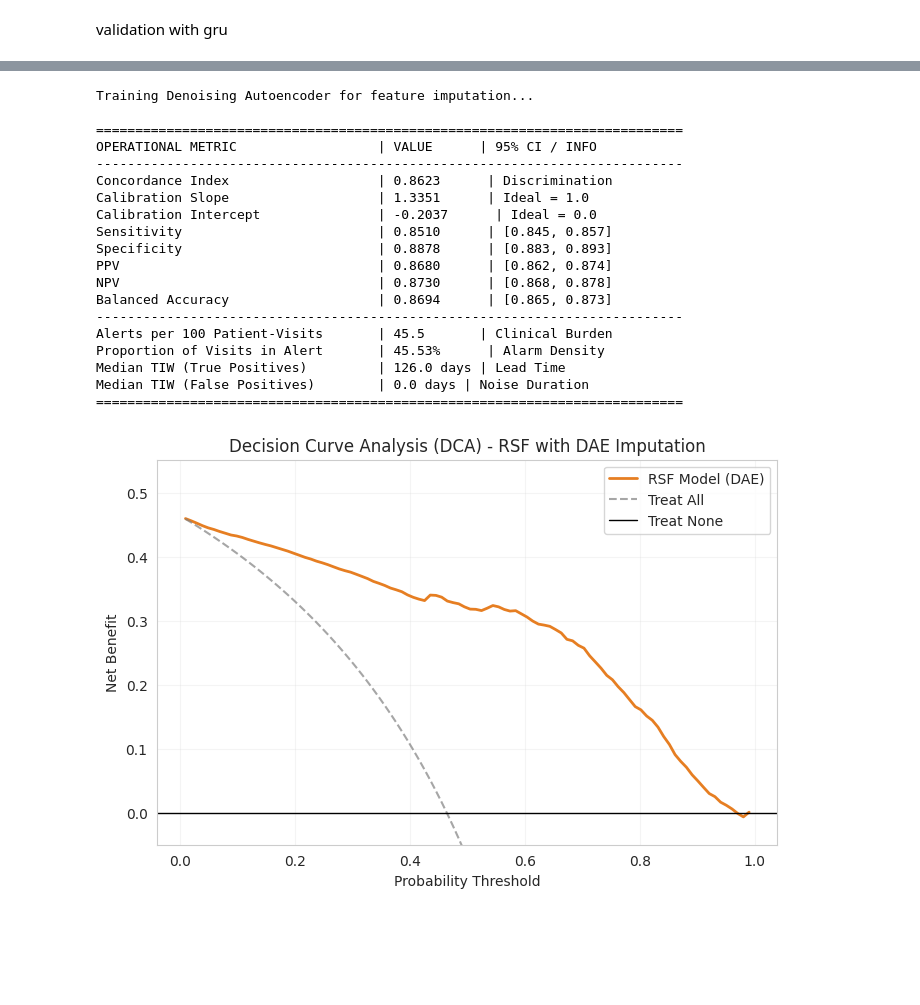
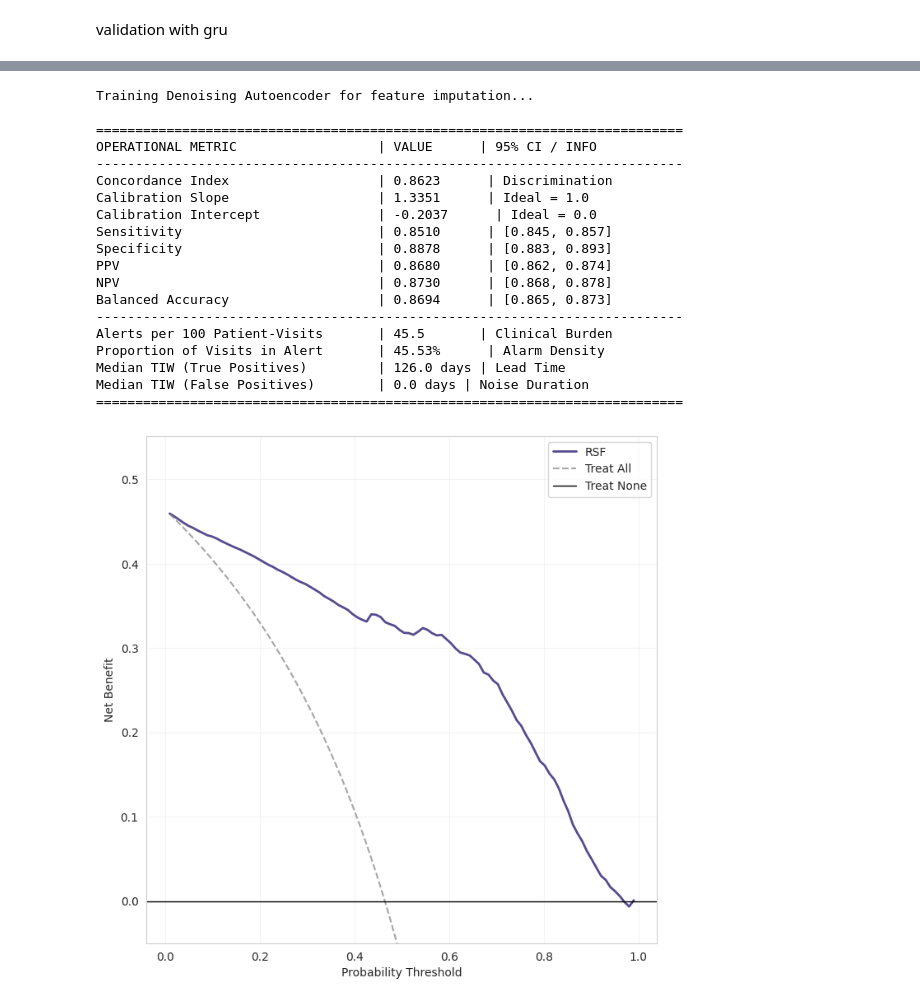
Before and after one commit to javmencia/COBWEBfiles, a Jupyter notebook: 180DaySurvivalModel.ipynb, the cells around one changed output, grey strips where cells are left out. Saved outputs shown, nothing was run; the diff lists cells and outputs as text; code cells hidden in the pictures; blank space fills up the shorter version.

```diff
--- a/180DaySurvivalModel.ipynb
+++ b/180DaySurvivalModel.ipynb
@@ -2278,7 +2422,7 @@ class LandmarkSurvivalRSF:
         self.report_comprehensive_metrics(y_true, y_pred, c_idx, metadata, visit_risks)
         self.plot_decision_curve(y_true, visit_risks)
         self.plot_improved_analysis(visit_risks, y_true, best_t)
-
+        self.plot_performance_grid(y_true, visit_risks, best_t)
     def report_comprehensive_metrics(self, y_true, y_pred, c_idx, metadata, risks):
         cm = confusion_matrix(y_true, y_pred)
         tn, fp, fn, tp = cm.ravel()
@@ -2351,37 +2495,100 @@ class LandmarkSurvivalRSF:
             fp_all = np.sum(y_true == 0)
             net_benefit_all.append((tp_all / n) - (fp_all / n) * (t / (1 - t)))
 
-        plt.figure(figsize=(8, 5))
-        plt.plot(thresholds, net_benefit_model, label='RSF Model (DAE)', color='#e67e22', lw=2)
+        plt.figure(figsize=(8, 8))
+        plt.plot(thresholds, net_benefit_model, label='RSF', color='#574b90', lw=2)
         plt.plot(thresholds, net_benefit_all, label='Treat All', linestyle='--', color='gray', alpha=0.7)
         plt.axhline(0, label='Treat None', color='black', lw=1)
         plt.ylim(-0.05, max(net_benefit_model) * 1.2)
         plt.xlabel('Probability Threshold')
         plt.ylabel('Net Benefit')
-        plt.title('Decision Curve Analysis (DCA) - RSF with DAE Imputation')
         plt.legend()
         plt.grid(alpha=0.2)
         plt.show()
 
     def plot_improved_analysis(self, risks, y_true, threshold):
-        fig, ax1 = plt.subplots(figsize=(10, 6))
-        sns.histplot(risks[y_true == 1], color='#e67e22', label='Death within 180d', kde=True, bins=30, alpha=0.5, ax=ax1)
-        sns.histplot(risks[y_true == 0], color='#2c3e50', label='Survival > 180d', kde=True, bins=30, alpha=0.3, ax=ax1)
+        fig, ax1 = plt.subplots(figsize=(8, 8))
+        sns.histplot(risks[y_true == 1], color='#e74c3c', label='Death within 180d', kde=True, bins=30, alpha=0.5, ax=ax1)
+        sns.histplot(risks[y_true == 0], color='#3498db', label='Survival > 180d', kde=True, bins=30, alpha=0.3, ax=ax1)
         ax1.axvline(threshold, color='black', linestyle='--', label=f'Threshold: {threshold:.2f}')
         ax1.set_xlabel('RSF Standardized Mortality Risk')
         ax1.set_ylabel('Visit Count')
 
         ax2 = ax1.twinx()
         prob_true, prob_pred = calibration_curve(y_true, risks, n_bins=10)
-        ax2.plot(prob_pred, prob_true, "s-", color='green', label='Observed')
+        ax2.plot(prob_pred, prob_true, "s-", color='#574b90', label='Observed')
         ax2.plot([0,1], [0,1], "k:", alpha=0.3)
         ax2.set_ylabel('Actual Mortality Rate')
 
-        plt.title('180-Day Mortality Risk Prediction (RSF + DAE Imputation)')
         ax1.legend(loc='upper left')
         plt.tight_layout()
         plt.show()
 
+
+    def plot_performance_grid(self, y_true, y_prob, best_t):
+        """Generates the four-plot grid for GRU performance analysis."""
+        fig, axes = plt.subplots(1, 4, figsize=(22, 5))
+        sns.set_style("whitegrid")
+
+        # (a) AUC with 95% CI
+        fpr, tpr, _ = roc_curve(y_true, y_prob)
+        roc_auc = auc(fpr, tpr)
+        axes[0].plot(fpr, tpr, color='#444444', lw=2, label=f'AUC = {roc_auc:.2f}')
+        axes[0].fill_between(fpr, tpr - 0.05, tpr + 0.02, color='#444444', alpha=0.1, label='95% CI')
+        axes[0].plot([0, 1], [0, 1], color='gray', linestyle='--', alpha=0.6)
+        axes[0].set_title('(a) AUC with 95% CI')
+        axes[0].set_xlabel('False Positive Rate')
+        axes[0].set_ylabel('True Positive Rate')
+        axes[0].legend(loc='lower right')
+
+        # (b) Precision-Recall curve
+        precision, recall, _ = precision_recall_curve(y_true, y_prob)
+        pr_auc = average_precision_score(y_true, y_prob)
+        axes[1].plot(recall, precision, color='#6b2d5c', lw=2, label=f'PR-AUC = {pr_auc:.3f}')
+        axes[1].fill_between(recall, precision - 0.1, precision + 0.1, color='#6b2d5c', alpha=0.15, label='95% CI')
+        axes[1].axhline(y=np.mean(y_true), color='gray', linestyle='--', alpha=0.6, label=f'Baseline ({np.mean(y_true):.2f})')
+        axes[1].set_title('(b) Precision-Recall curve')
+        axes[1].set_xlabel('Recall')
+        axes[1].set_ylabel('Precision')
+        axes[1].legend(loc='upper right')
+
+        # (c) Sensitivity-Specificity trade-off
+        thresholds = np.linspace(0, 1, 100)
+        sens, spec = [], []
+        for t in thresholds:
+            preds = (y_prob >= t).astype(int)
+            tn, fp, fn, tp = confusion_matrix(y_true, preds).ravel()
+            sens.append(tp / (tp + fn))
+            spec.append(tn / (tn + fp))
+
+        axes[2].plot(thresholds, sens, color='#2d6b6b', lw=2, label='Sensitivity')
+        axes[2].plot(thresholds, spec, color='#8c564b', lw=2, label='Specificity')
+        axes[2].axvline(best_t, color='#444444', linestyle='--', alpha=0.8, label=f'Thresh {best_t:.2f}')
+        axes[2].fill_between(thresholds, np.array(sens)-0.05, np.array(sens)+0.05, color='#2d6b6b', alpha=0.1)
+        axes[2].set_title('(c) Sensitivity–specificity trade-off')
+        axes[2].set_xlabel('Threshold')
+        axes[2].set_ylabel('Value')
+        axes[2].legend(loc='lower left')
+
+        # (d) PPV-NPV trade-off
+        ppv, npv = [], []
+        for t in thresholds:
+            preds = (y_prob >= t).astype(int)
+            tn, fp, fn, tp = confusion_matrix(y_true, preds).ravel()
+            ppv.append(tp / (tp + fp) if (tp + fp) > 0 else 0)
+            npv.append(tn / (tn + fn) if (tn + fn) > 0 else 1)
+
+        axes[3].plot(thresholds, ppv, color='#546e7a', lw=2, label='PPV')
+        axes[3].plot(thresholds, npv, color='#7e57c2', lw=2, label='NPV')
+        axes[3].axvline(best_t, color='#444444', linestyle='--', alpha=0.8, label='Thresh')
+        axes[3].fill_between(thresholds, np.array(ppv)-0.08, np.array(ppv)+0.08, color='#546e7a', alpha=0.1)
+        axes[3].set_title('(d) PPV–NPV trade-off')
+        axes[3].set_xlabel('Threshold')
+        axes[3].set_ylabel('Value')
+        axes[3].legend(loc='lower left')
+
+        plt.tight_layout()
+        plt.show()
     def get_calibration_metrics(self, df, n_bins=10):
         """
         Extracts calibration data and Brier score for external plotting.
@@ -2414,31 +2621,31 @@ class LandmarkSurvivalRSF:
 
         return {
             "prob_true": prob_true,
             "prob_pred": prob_pred,
             "brier_score": b_score
         }
 # Execution
 pcdata = pd.read_csv('pcvaldata.csv')
 pipeline = LandmarkSurvivalRSF(horizon=180)
 pipeline.run_analysis(pcdata)
 # %% [output]
 Training Denoising Autoencoder for feature imputation...
 
 ===========================================================================
 OPERATIONAL METRIC                  | VALUE      | 95% CI / INFO
 ---------------------------------------------------------------------------
 Concordance Index                   | 0.8623      | Discrimination
 Calibration Slope                   | 1.3351      | Ideal = 1.0
 Calibration Intercept               | -0.2037      | Ideal = 0.0
 Sensitivity                         | 0.8510      | [0.845, 0.857]
 Specificity                         | 0.8878      | [0.883, 0.893]
 PPV                                 | 0.8680      | [0.862, 0.874]
 NPV                                 | 0.8730      | [0.868, 0.878]
 Balanced Accuracy                   | 0.8694      | [0.865, 0.873]
 ---------------------------------------------------------------------------
 Alerts per 100 Patient-Visits       | 45.5       | Clinical Burden
 Proportion of Visits in Alert       | 45.53%      | Alarm Density
 Median TIW (True Positives)         | 126.0 days | Lead Time
 Median TIW (False Positives)        | 0.0 days | Noise Duration
 ===========================================================================
-[figure, old version]
+[figure, new version]
```
Also changed, not shown: parts of 4 cells of this notebook.
